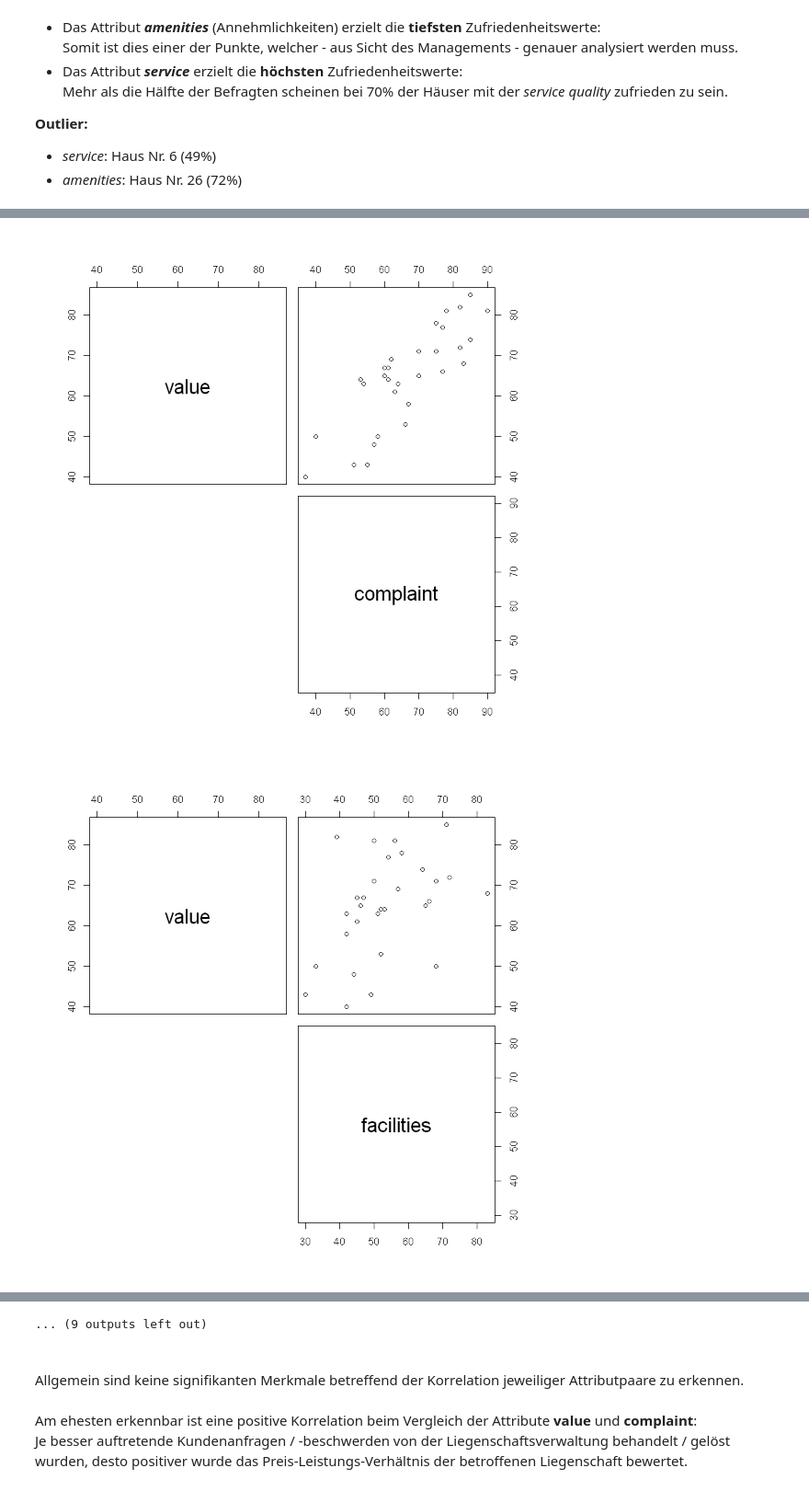
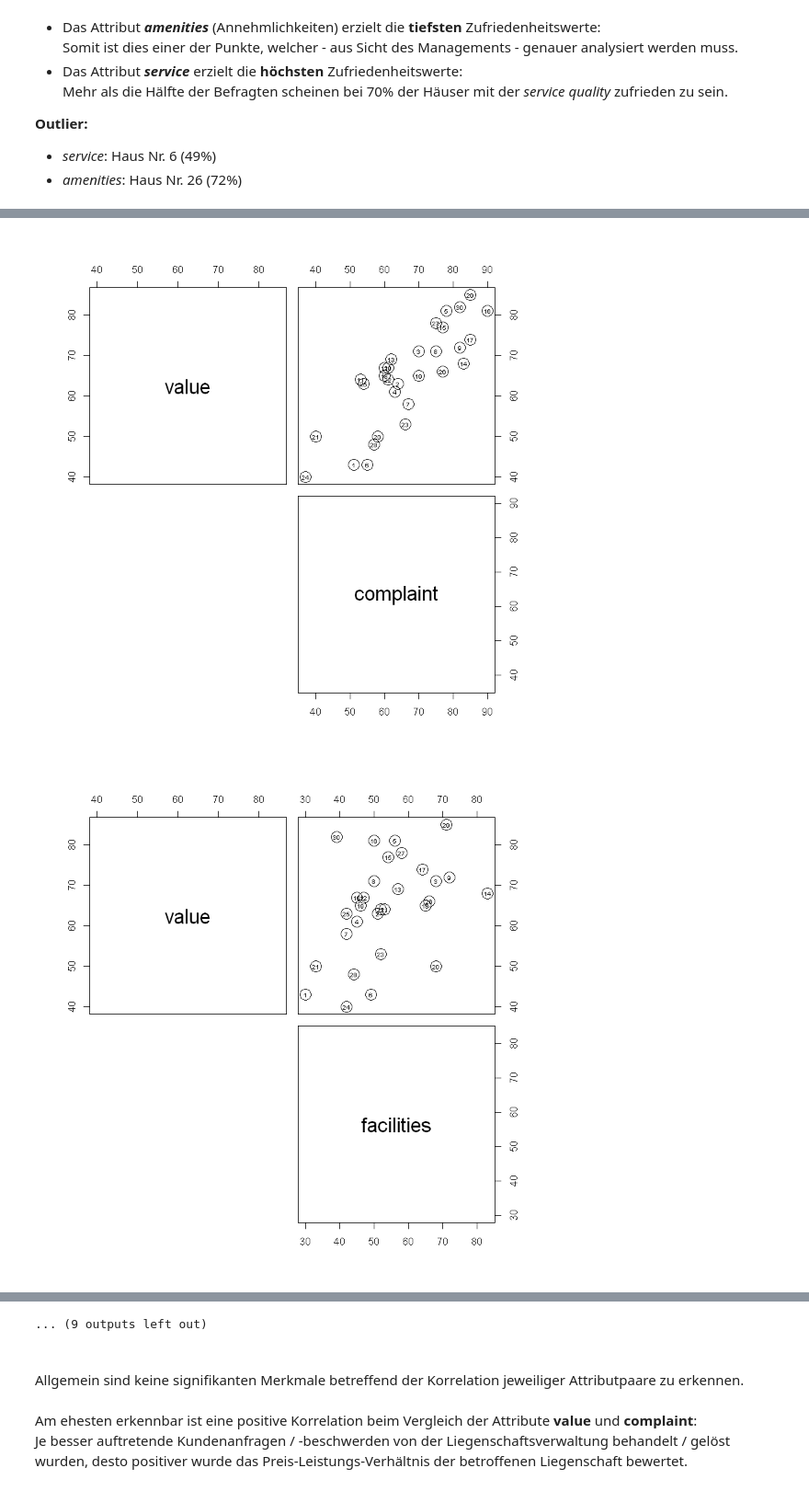
Before and after one commit to markuskaufmann/BIDS, a Jupyter notebook: R_Jupyter/Assignment_R_Jupyter.ipynb, the cells around one changed output, grey strips where cells are left out. Shown at 92% size. Drawn from its saved outputs; the diff is of its cells as text; code cells hidden in the pictures.

```diff
--- a/R_Jupyter/Assignment_R_Jupyter.ipynb
+++ b/R_Jupyter/Assignment_R_Jupyter.ipynb
@@ -193,13 +200,17 @@ print(house_ranking)
 # %%
 n_cols <- ncol(dataSurvey)
 for(i in 1:n_cols) {
     for(j in i:n_cols) {
         if(j == n_cols) {
             break
         }
-        pairs(dataSurvey[,c(i, j + 1)], lower.panel = NULL)
+        pairs(dataSurvey[, c(i, j + 1)], lower.panel = NULL, cex = 2.5,
+              panel = function(x, y, ...) {
+                  points(x, y, ...);
+                  text(x, y, labels = rownames(dataSurvey), cex = 0.6)
+        })
     }
 }
 # %% [output]
-[figure, old version]
+[figure, new version]
-[figure, old version]
+[figure, new version]
```
Also changed, not shown: parts of 31 cells of this notebook.
